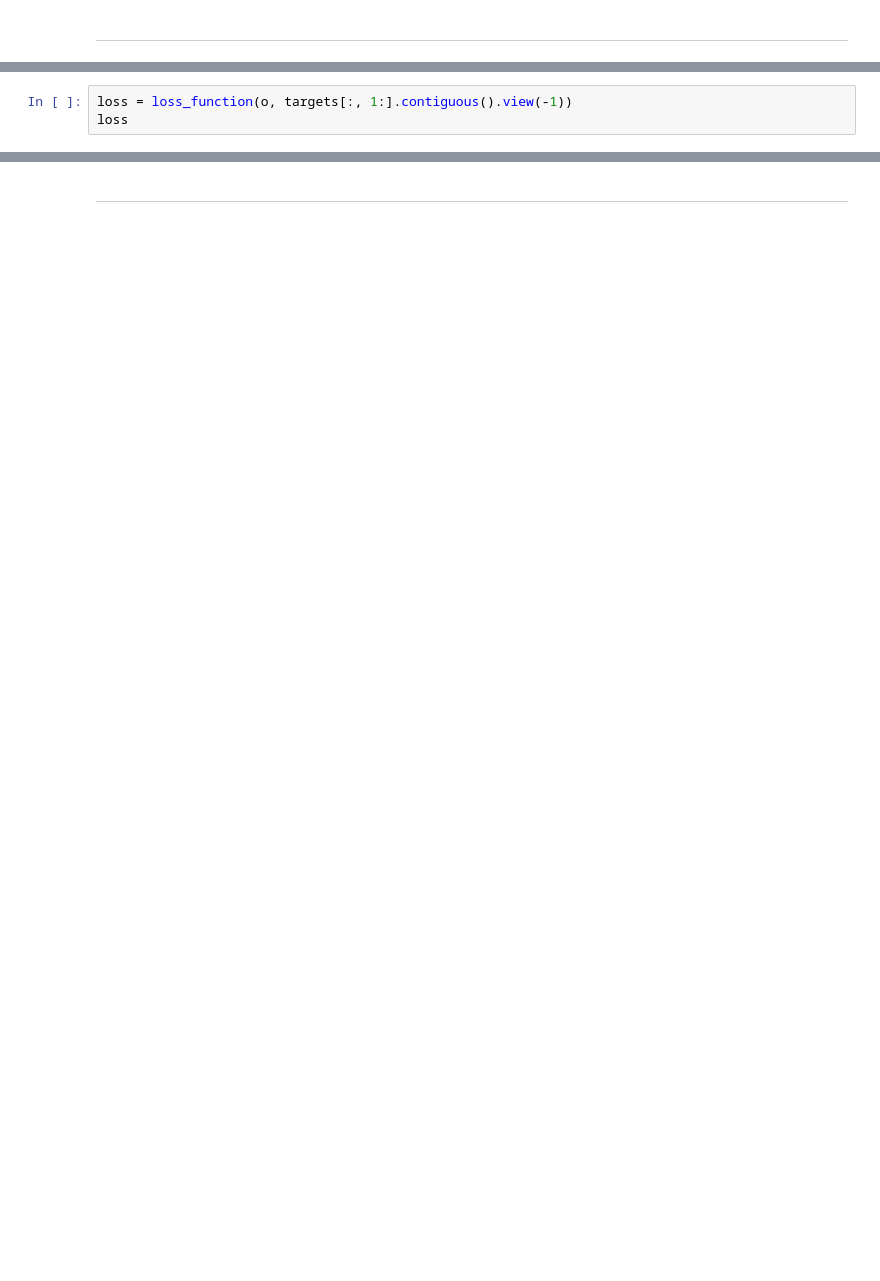
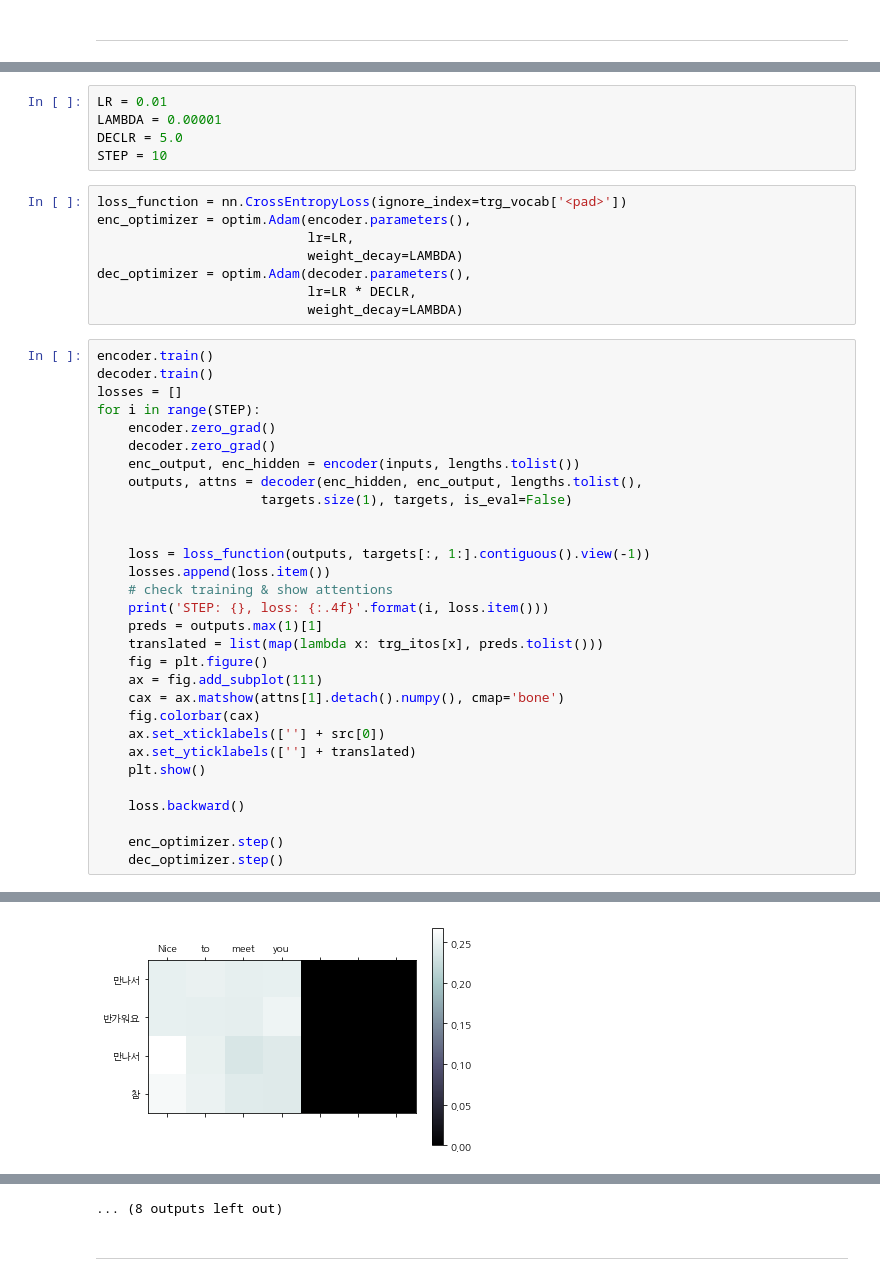
Before and after one commit to simonjisu/NMT, a Jupyter notebook: Neural_Machine_Translation_Tutorial.ipynb, the cells around one changed output, grey strips where cells are left out. Cells and saved outputs as stored; diff of their text form; blank space fills up the shorter version.

```diff
--- a/Neural_Machine_Translation_Tutorial.ipynb
+++ b/Neural_Machine_Translation_Tutorial.ipynb
@@ -404,3 +413,0 @@ dec_scheduler = optim.lr_scheduler.MultiStepLR(gamma=0.1,
-# %%
-loss = loss_function(o, targets[:, 1:].contiguous().view(-1))
-loss
@@ -439,0 +416,44 @@ run_step(encoder, decoder, train_loader, loss_function, enc_optimizer, dec_optim
+# %%
+LR = 0.01
+LAMBDA = 0.00001
+DECLR = 5.0
+STEP = 10
+# %%
+loss_function = nn.CrossEntropyLoss(ignore_index=trg_vocab['<pad>'])
+enc_optimizer = optim.Adam(encoder.parameters(),
+                           lr=LR,
+                           weight_decay=LAMBDA)
+dec_optimizer = optim.Adam(decoder.parameters(),
+                           lr=LR * DECLR,
+                           weight_decay=LAMBDA)
+# %%
+encoder.train()
+decoder.train()
+losses = []
+for i in range(STEP):
+    encoder.zero_grad()
+    decoder.zero_grad()
+    enc_output, enc_hidden = encoder(inputs, lengths.tolist())
+    outputs, attns = decoder(enc_hidden, enc_output, lengths.tolist(),
+                     targets.size(1), targets, is_eval=False)
+
+
+    loss = loss_function(outputs, targets[:, 1:].contiguous().view(-1))
+    losses.append(loss.item())
+    # check training & show attentions
+    print('STEP: {}, loss: {:.4f}'.format(i, loss.item()))
+    preds = outputs.max(1)[1]
+    translated = list(map(lambda x: trg_itos[x], preds.tolist()))
+    fig = plt.figure()
+    ax = fig.add_subplot(111)
+    cax = ax.matshow(attns[1].detach().numpy(), cmap='bone')
+    fig.colorbar(cax)
+    ax.set_xticklabels([''] + src[0])
+    ax.set_yticklabels([''] + translated)
+    plt.show()
+
+    loss.backward()
+
+    enc_optimizer.step()
+    dec_optimizer.step()
+# %% [output]
@@ -439,0 +461 @@ run_step(encoder, decoder, train_loader, loss_function, enc_optimizer, dec_optim
+[figure, added]
@@ -440,2 +472,3 @@ run_step(encoder, decoder, train_loader, loss_function, enc_optimizer, dec_optim
+... (8 outputs left out)
 # %% [markdown]
 ---
```
Also changed, not shown: parts of 33 cells of this notebook, 6 other files.
